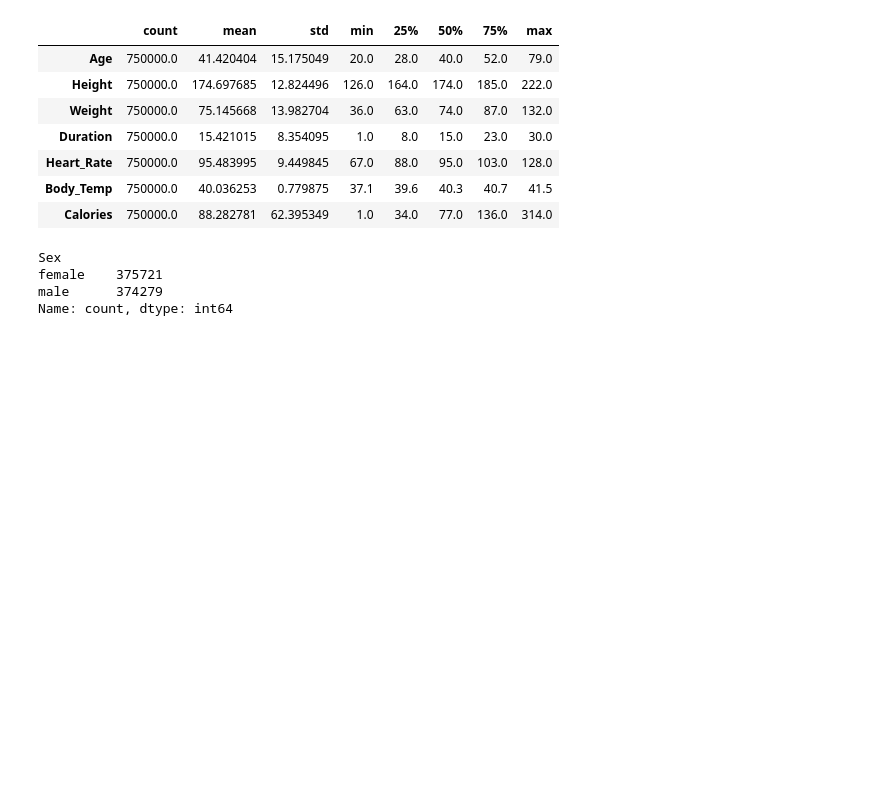
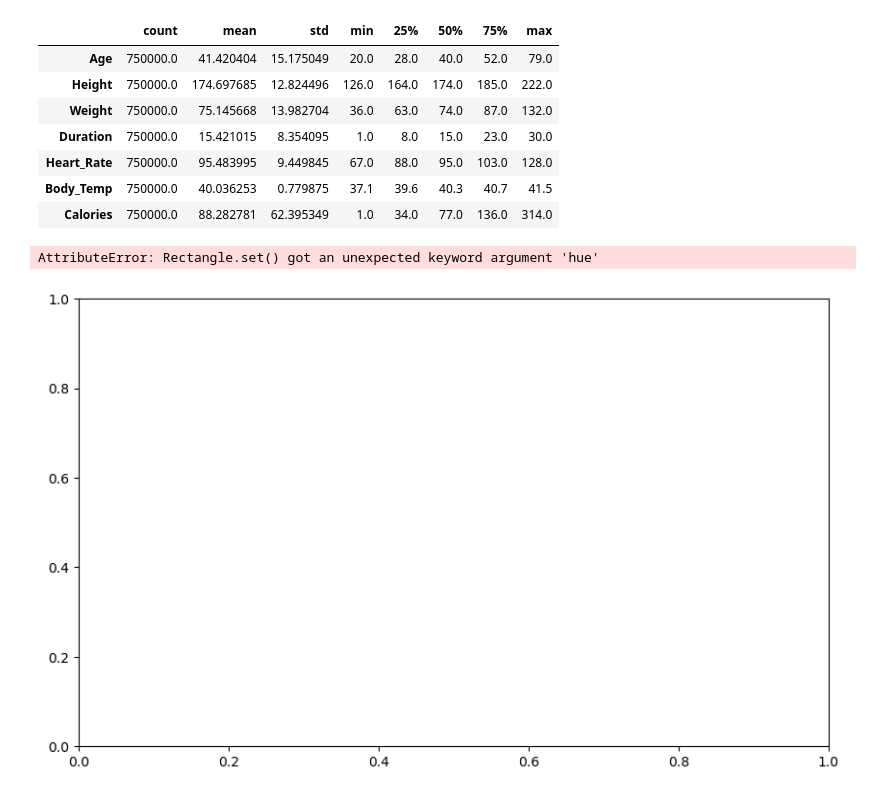
Before and after one commit to semiqolonn/Kaggle-Playground, a Jupyter notebook: S5E5/s5e5.ipynb, the cells around one changed output. Saved outputs shown, nothing was run; the diff lists cells and outputs as text; code cells hidden in the pictures; blank space fills up the shorter version.

```diff
--- a/S5E5/s5e5.ipynb
+++ b/S5E5/s5e5.ipynb
@@ -49,12 +50,15 @@ train.describe().T
 | Body_Temp | 750000.0 | 40.036253 | 0.779875 | 37.1 | 39.6 | 40.3 | 40.7 | 41.5 |
 | Calories | 750000.0 | 88.282781 | 62.395349 | 1.0 | 34.0 | 77.0 | 136.0 | 314.0 |
 # %%
-train['Sex'].value_counts()
+# Visualize the distribution of Sex in the training data
+train['Sex'].value_counts().plot(kind='bar', figsize=(10, 6), hue='blue', alpha=0.7)
+plt.title('Distribution of Sex')
+plt.xlabel('Sex')
+plt.ylabel('Count')
+plt.show()
 # %% [output]
-Sex
-female    375721
-male      374279
-Name: count, dtype: int64
+AttributeError: Rectangle.set() got an unexpected keyword argument 'hue'
+[figure, added]
 # %%
 # Add smooth KDE lines to existing distribution plots
 numerical_features = train.select_dtypes(include=[np.number]).columns.tolist()
```
Also changed, not shown: parts of 2 cells of this notebook, 3 other files.
